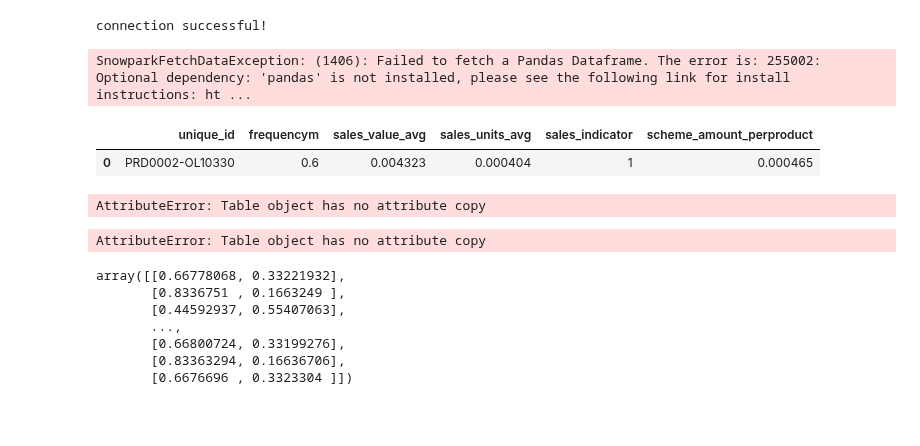
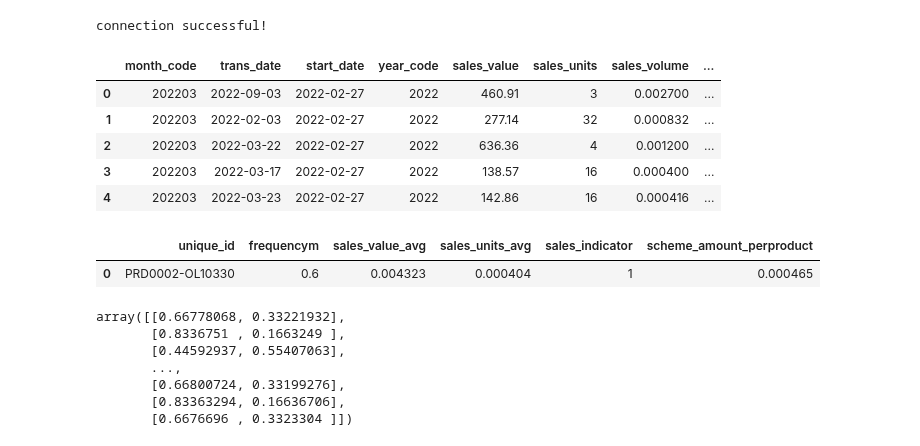
Before and after one commit to shashankpushp/hobby, a Jupyter notebook: fosfor.ipynb, the cells around one changed output. Drawn from its saved outputs; the diff is of its cells as text; code cells hidden in the pictures; blank space fills up the shorter version.

```diff
--- a/fosfor.ipynb
+++ b/fosfor.ipynb
@@ -118,11 +118,16 @@ session = snowflake_connector(connection_parameters)
 # %% [output]
 connection successful!
 # %%
-sales_bangalore_2022 = session.table("SALES_MELBOURNE_COMBINED")
+sales_bangalore_2022 = session.table("SALES_MELBOURNE_COMBINED").to_pandas()
 # %%
-sales_bangalore_2022.to_pandas()
+sales_bangalore_2022.head()
 # %% [output]
-SnowparkFetchDataException: (1406): Failed to fetch a Pandas Dataframe. The error is: 255002: Optional dependency: 'pandas' is not installed, please see the following link for install instructions: ht ...
+|  | month_code | trans_date | start_date | year_code | sales_value | sales_units | sales_volume | ... |
+| 0 | 202203 | 2022-09-03 | 2022-02-27 | 2022 | 460.91 | 3 | 0.002700 | ... |
+| 1 | 202203 | 2022-02-03 | 2022-02-27 | 2022 | 277.14 | 32 | 0.000832 | ... |
+| 2 | 202203 | 2022-03-22 | 2022-02-27 | 2022 | 636.36 | 4 | 0.001200 | ... |
+| 3 | 202203 | 2022-03-17 | 2022-02-27 | 2022 | 138.57 | 16 | 0.000400 | ... |
+| 4 | 202203 | 2022-03-23 | 2022-02-27 | 2022 | 142.86 | 16 | 0.000416 | ... |
 # %%
 train_final = pd.read_csv('/data/train_data_model.csv')
 train_final.head(1)
@@ -131,8 +136,6 @@ train_final.head(1)
 | 0 | PRD0002-OL10330 | 0.6 | 0.004323 | 0.000404 | 1 | 0.000465 |
 # %%
 master_data = sales_bangalore_2022.copy()
-# %% [output]
-AttributeError: Table object has no attribute copy
 # %%
 master_data = sales_bangalore_2022.copy()
 master_data['trans_date'] = pd.to_datetime(master_data['trans_date'],format = '%m/%d/%Y')
@@ -140,8 +143,6 @@ master_data['start_date'] = pd.to_datetime(master_data['start_date'],format = '%
 master_data['mnth_code'] = pd.to_numeric(master_data['month_code'],errors ='coerce').astype(int)
 df1=master_data.copy
 master_data['unique_id']=master_data['product_code']+'-'+ master_data['outlet_code']
-# %% [output]
-AttributeError: Table object has no attribute copy
 # %%
 from sklearn.linear_model import LogisticRegression
 from sklearn.model_selection import train_test_split
```
